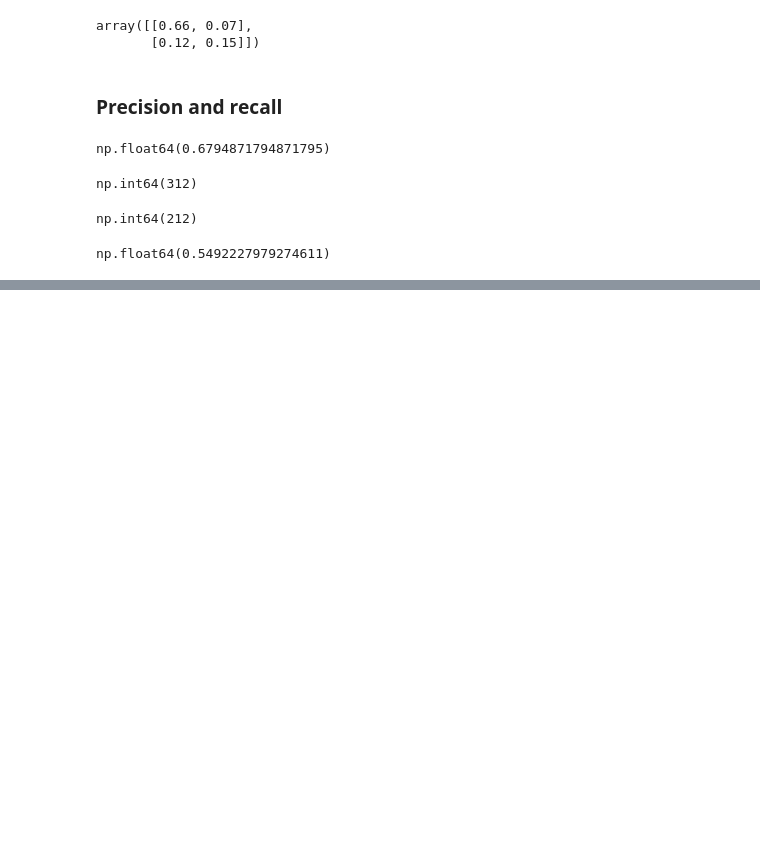
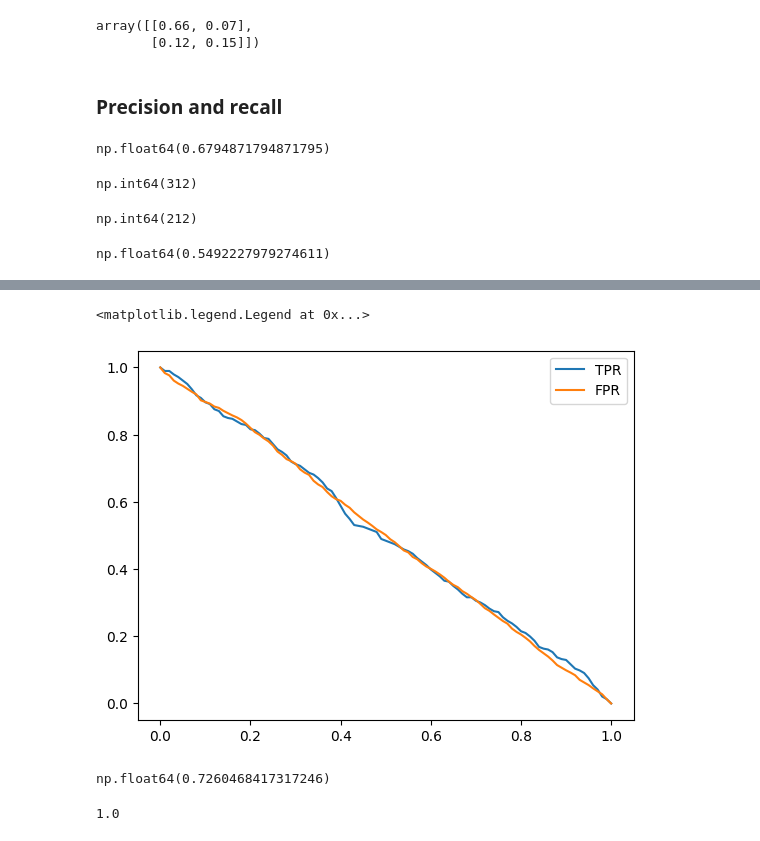
Before and after one commit to fxmidaaa/ml-homework-practice, a Jupyter notebook: homework4_evaluation_metrics/notes.ipynb, the cells around one changed output, grey strips where cells are left out. Drawn from its saved outputs; the diff is of its cells as text; code cells hidden in the pictures; blank space fills up the shorter version.

```diff
--- a/homework4_evaluation_metrics/notes.ipynb
+++ b/homework4_evaluation_metrics/notes.ipynb
@@ -202,0 +288,28 @@ np.float64(0.5492227979274611)
+# %%
+def tpr_fpr_dataframe(y_val, y_pred):
+    scores = []
+
+    thresholds = np.linspace(0, 1, 101)
+
+    for t in thresholds:
+        actual_positive = (y_val == 1)
+        actual_negative = (y_val == 0)
+
+        predict_positive = (y_pred >= t)
+        predict_negative = (y_pred < t)
+
+        tp = (predict_positive & actual_positive).sum()
+        tn = (predict_negative & actual_negative).sum()
+
+        fp = (predict_positive & actual_negative).sum()
+        fn = (predict_negative & actual_positive).sum()
+
+        scores.append((t, tp, fp, tn, fn))
+    columns = ['threshold', 'true_positive', 'false_positive', 'true_negative', 'false_negative']
+    df_scores = pd.DataFrame(scores, columns =columns)
+    df_scores['tpr'] = df_scores.true_positive / (df_scores.true_positive + df_scores.false_negative)
+    df_scores['fpr'] = df_scores.false_positive / (df_scores.true_negative + df_scores.false_positive)
+    return df_scores
+# %%
+df_rand = tpr_fpr_dataframe(y_val, y_rand)
+df_rand[::10]
@@ -202,0 +329,7 @@ np.float64(0.5492227979274611)
+# %%
+plt.plot(df_rand.threshold, df_rand.tpr, label='TPR')
+plt.plot(df_rand.threshold, df_rand.fpr, label='FPR')
+plt.legend()
+# %% [output]
+<matplotlib.legend.Legend at 0x...>
+[figure, added]
@@ -202,0 +342,8 @@ np.float64(0.5492227979274611)
+# %%
+1 - y_val.mean()
+# %% [output]
+np.float64(0.7260468417317246)
+# %%
+accuracy_score(y_ideal, y_ideal_pred >= 0.726)
+# %% [output]
+1.0
```
Also changed, not shown: parts of 14 cells of this notebook.
